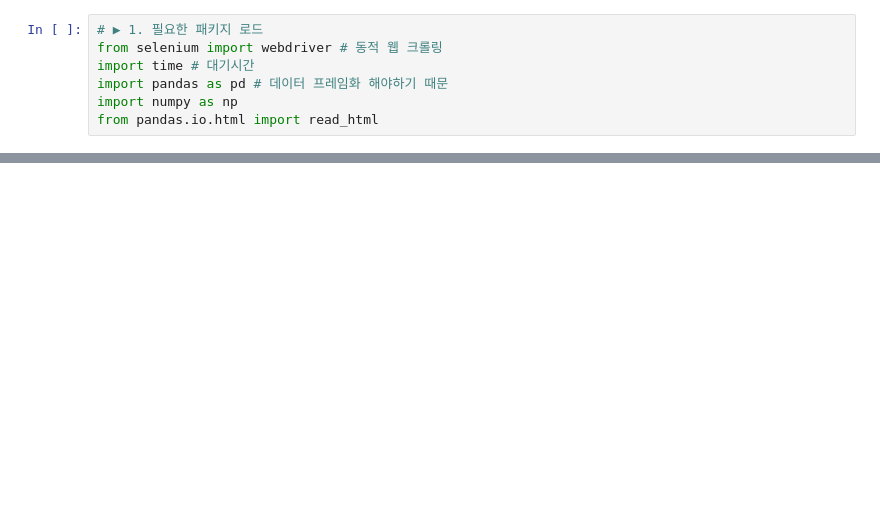
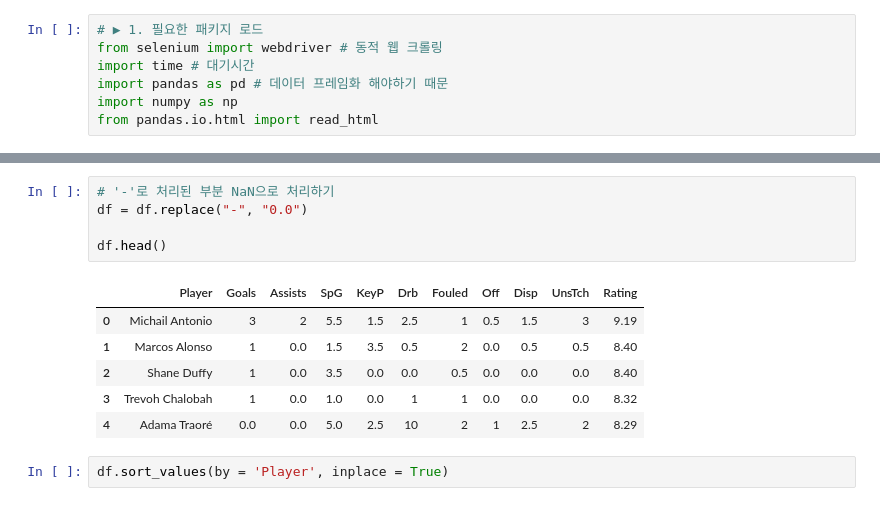
Before and after one commit to Gray116/BigData_Academy_1, a Jupyter notebook: 00_Projects/01_데이터 수집을 위한 웹 크롤링.ipynb, the cells around one changed output, grey strips where cells are left out. Cells and saved outputs as stored; diff of their text form; blank space fills up the shorter version.

```diff
--- a/00_Projects/01_데이터 수집을 위한 웹 크롤링.ipynb
+++ b/00_Projects/01_데이터 수집을 위한 웹 크롤링.ipynb
@@ -60,3 +288,17 @@ df = defensive(url, 2)
+# %%
+# '-'로 처리된 부분 NaN으로 처리하기
+df = df.replace("-", "0.0")
+
+df.head()
+# %% [output]
+|  | Player | Goals | Assists | SpG | KeyP | Drb | Fouled | Off | Disp | UnsTch | Rating |
+| 0 | Michail Antonio | 3 | 2 | 5.5 | 1.5 | 2.5 | 1 | 0.5 | 1.5 | 3 | 9.19 |
+| 1 | Marcos Alonso | 1 | 0.0 | 1.5 | 3.5 | 0.5 | 2 | 0.0 | 0.5 | 0.5 | 8.40 |
+| 2 | Shane Duffy | 1 | 0.0 | 3.5 | 0.0 | 0.0 | 0.5 | 0.0 | 0.0 | 0.0 | 8.40 |
+| 3 | Trevoh Chalobah | 1 | 0.0 | 1.0 | 0.0 | 1 | 1 | 0.0 | 0.0 | 0.0 | 8.32 |
+| 4 | Adama Traoré | 0.0 | 0.0 | 5.0 | 2.5 | 10 | 2 | 1 | 2.5 | 2 | 8.29 |
+# %%
+df.sort_values(by = 'Player', inplace = True)
 # %%
 df.head()
 # %% [output]
```
Also changed, not shown: parts of 34 cells of this notebook, 33 other files.
